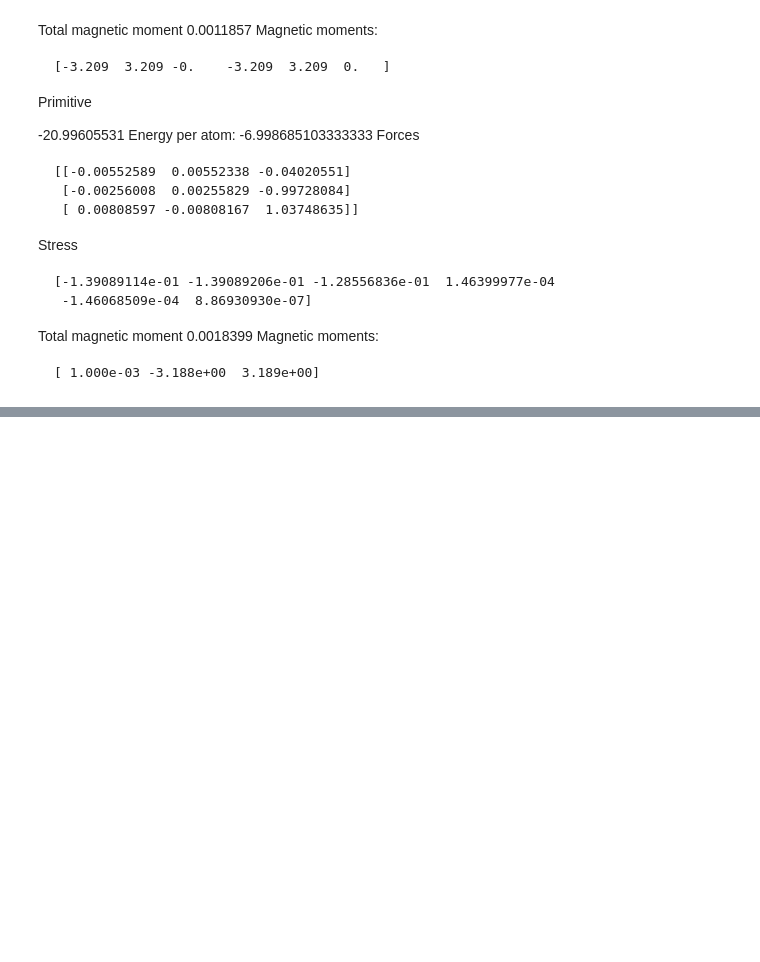
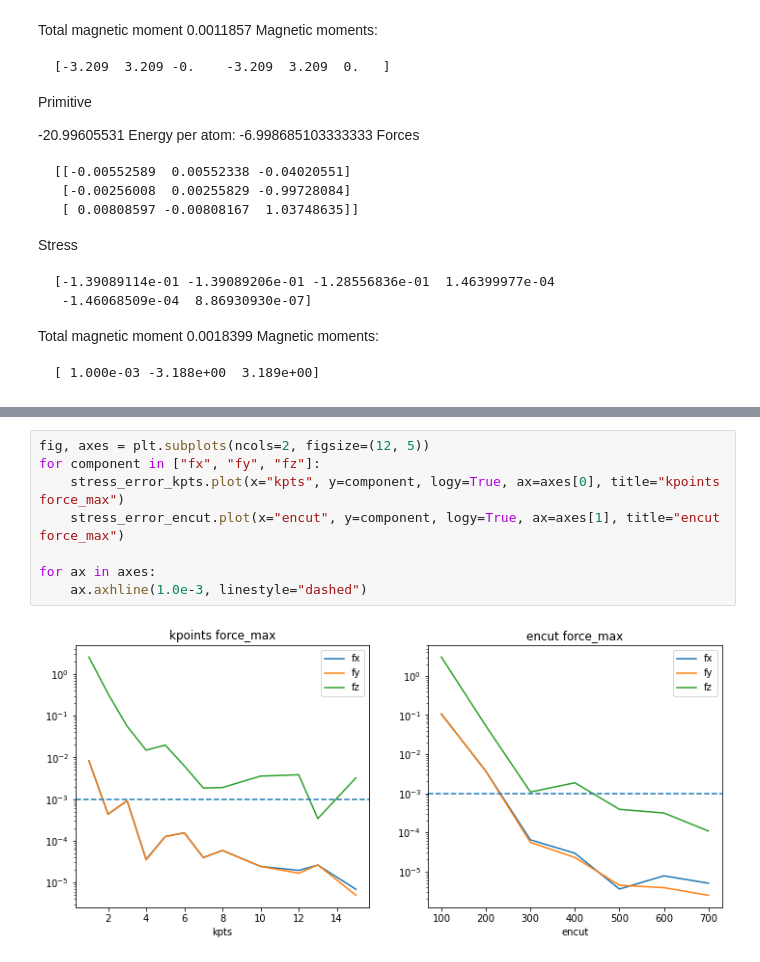
Before and after one commit to pgrigorev/Mn2Au_strain, a Jupyter notebook: Create_cell.ipynb, the cells around one changed output, grey strips where cells are left out. Saved outputs shown, nothing was run; the diff lists cells and outputs as text; blank space fills up the shorter version.

```diff
--- a/Create_cell.ipynb
+++ b/Create_cell.ipynb
@@ -197,0 +337,10 @@ Magnetic moments:
+# %%
+fig, axes = plt.subplots(ncols=2, figsize=(12, 5))
+for component in ["fx", "fy", "fz"]:
+    stress_error_kpts.plot(x="kpts", y=component, logy=True, ax=axes[0], title="kpoints force_max")
+    stress_error_encut.plot(x="encut", y=component, logy=True, ax=axes[1], title="encut force_max")
+
+for ax in axes:
+    ax.axhline(1.0e-3, linestyle="dashed")
+# %% [output]
+[figure, added]
```
Also changed, not shown: parts of 15 cells of this notebook.
